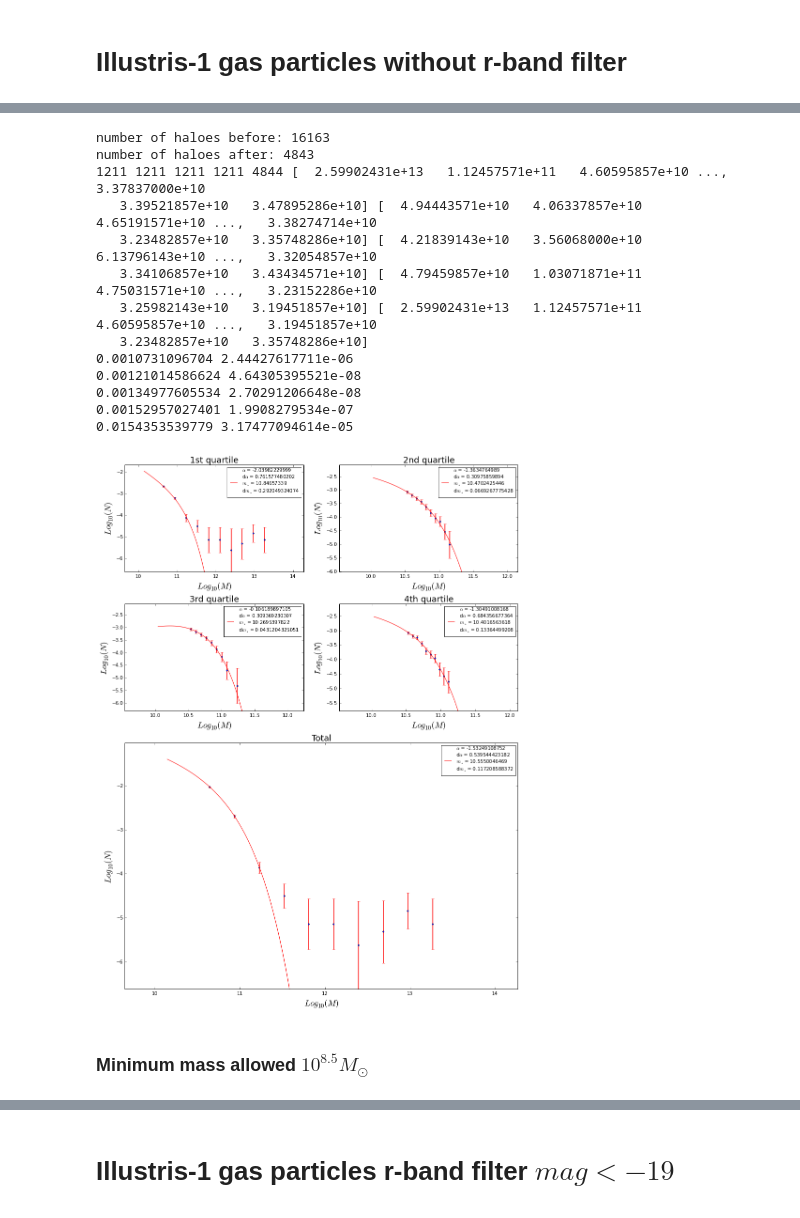
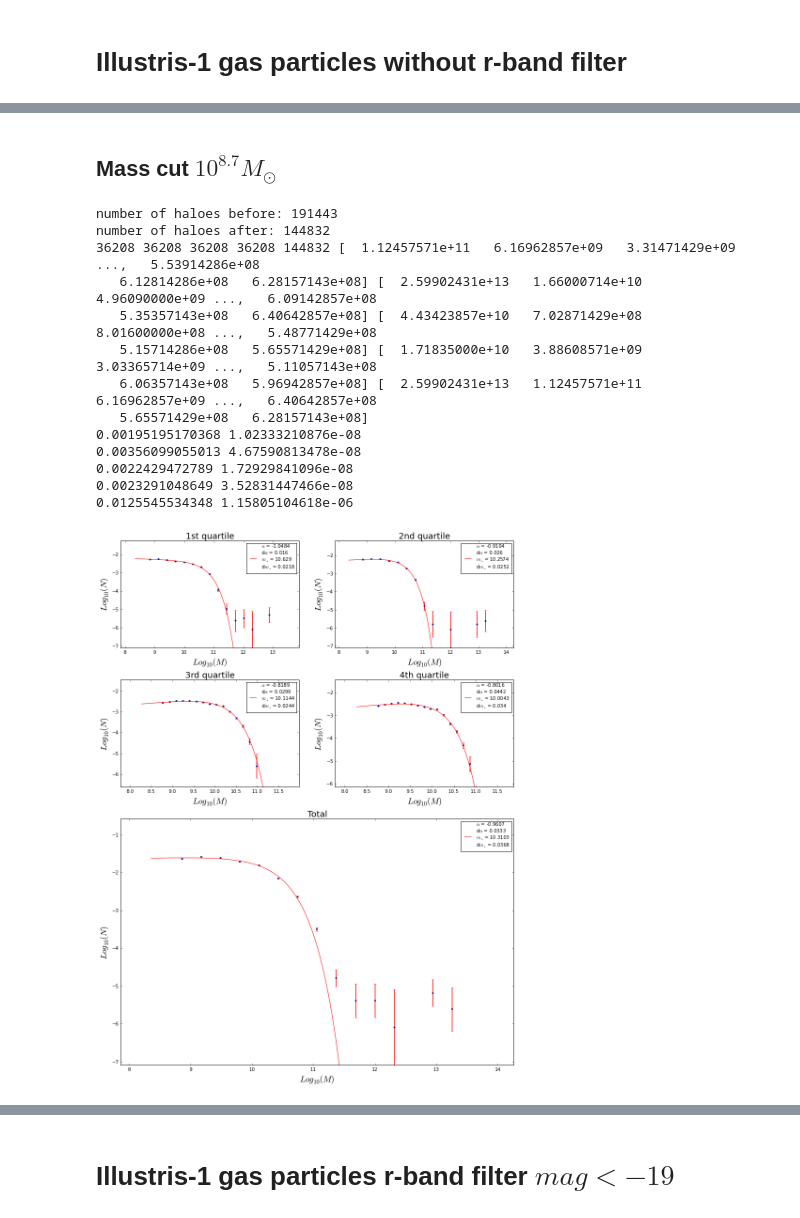
Before and after one commit to jdprada1760/Cornell_Summer, a Jupyter notebook: Illustris_Run/Code/Illustris quartiles.ipynb, the cells around one changed output, grey strips where cells are left out. Drawn from its saved outputs; the diff is of its cells as text; code cells hidden in the pictures.

Commit message:
Graphs nnEnv-Tweb

```diff
--- a/Illustris_Run/Code/Illustris quartiles.ipynb
+++ b/Illustris_Run/Code/Illustris quartiles.ipynb
@@ -10,7 +10,7 @@ Populating the interactive namespace from numpy and matplotlib
 #mass units
 M = (10.0**10)/0.7
 #vol of illustris run
-vol = (75.0(0.7)**3
+vol = (75.0/(0.7))**3
 print 75/0.7
 
 # Gives the x,y of the histogram for logmasses from the given array of mass
@@ -30,6 +30,12 @@ def Schechter(m,alpha,phi_s,m_s):
 def fit(tmp,bins):
     # tmp[0]:mj,  tmp[1]:nj
     return optimize.curve_fit(Schechter,tmp[0] ,tmp[1],p0=[-2.0,0,12], sigma = np.sqrt(tmp[1]*vol)/vol, maxfev = 100000)
+
+# Truncates float to n decimal parts
+def truncate(d,n):
+    before_dec, after_dec = str(d).split('.')
+    d = float('.'.join((before_dec, after_dec[0:n-1])))
+    return d
 # %% [output]
 107.142857143
 # %% [markdown]
@@ -136,9 +171,10 @@ def SchtrGraph(bins):
         errors = fit(tmp,bins)[1]
         print ft[1],errors[1][1]
         ax.errorbar( tmp[0], log10(tmp[1]), yerr = sqrt(vol*tmp[1])/(vol*tmp[1]), fmt='o', ecolor = 'r', c = 'b', markersize=3,elinewidth=1.5)
+        m = 5
         ax.plot(logm, log10(Schechter(logm,ft[0],ft[1],ft[2]) ),'r',
-             label = r"$\alpha$ = " + str(ft[0]) +"\n" + r"d$\alpha$ = " + str(sqrt(errors[0][0]))+"\n"
-             + r"$m_\ast$ = " + str(ft[2])  +"\n" + r"d$m_\ast$ = " + str(sqrt(errors[2][2])))
+             label = r"$\alpha$ = " + str(truncate(ft[0],m)) +"\n" + r"d$\alpha$ = " + str(truncate(sqrt(errors[0][0]),m))+"\n"
+             + r"$m_\ast$ = " + str(truncate(ft[2],m))  +"\n" + r"d$m_\ast$ = " + str(truncate(sqrt(errors[2][2]),m)))
         #ax.bar( tmp[0] , log10(tmp[1]), width = tmp[0][1]-tmp[0][2], alpha = 0.4, align = 'center' )
         ax.legend(prop={'size':10})
         #savetxt(name + "q2.csv",(array([tmp[0], tmp[1], sqrt(vol*tmp[1])/(vol*tmp[1])]).T), delimiter = ',')
@@ -168,21 +204,21 @@ number of haloes after: 191443
+# %% [markdown]
+## Mass cut $10^{8.7} M_{\odot}$
 # %%
-loadHaloes("env1_19.data",3.0,0,10**10.5)
+loadHaloes("../data/nnEnv/env1.data",3.0,0,10**(8.7))
 #histo(15)
-SchtrGraph(10)
+SchtrGraph(15)
 # %% [output]
-number of haloes before: 16163
-number of haloes after: 4843
-1211 1211 1211 1211 4844 [  2.59902431e+13   1.12457571e+11   4.60595857e+10 ...,   3.37837000e+10
-   3.39521857e+10   3.47895286e+10] [  4.94443571e+10   4.06337857e+10   4.65191571e+10 ...,   3.38274714e+10
-   3.23482857e+10   3.35748286e+10] [  4.21839143e+10   3.56068000e+10   6.13796143e+10 ...,   3.32054857e+10
-   3.34106857e+10   3.43434571e+10] [  4.79459857e+10   1.03071871e+11   4.75031571e+10 ...,   3.23152286e+10
-   3.25982143e+10   3.19451857e+10] [  2.59902431e+13   1.12457571e+11   4.60595857e+10 ...,   3.19451857e+10
-   3.23482857e+10   3.35748286e+10]
-0.0010731096704 2.44427617711e-06
-0.00121014586624 4.64305395521e-08
-0.00134977605534 2.70291206648e-08
-0.00152957027401 1.9908279534e-07
-0.0154353539779 3.17477094614e-05
+number of haloes before: 191443
+number of haloes after: 144832
+36208 36208 36208 36208 144832 [  1.12457571e+11   6.16962857e+09   3.31471429e+09 ...,   5.53914286e+08
+   6.12814286e+08   6.28157143e+08] [  2.59902431e+13   1.66000714e+10   4.96090000e+09 ...,   6.09142857e+08
+   5.35357143e+08   6.40642857e+08] [  4.43423857e+10   7.02871429e+08   8.01600000e+08 ...,   5.48771429e+08
+   5.15714286e+08   5.65571429e+08] [  1.71835000e+10   3.88608571e+09   3.03365714e+09 ...,   5.11057143e+08
+   6.06357143e+08   5.96942857e+08] [  2.59902431e+13   1.12457571e+11   6.16962857e+09 ...,   6.40642857e+08
+   5.65571429e+08   6.28157143e+08]
+0.00195195170368 1.02333210876e-08
+0.00356099055013 4.67590813478e-08
+0.0022429472789 1.72929841096e-08
+0.0023291048649 3.52831447466e-08
+0.0125545534348 1.15805104618e-06
-[figure, old version]
+[figure, new version]
-# %% [markdown]
-### Minimum mass allowed $10^{8.5} M_{\odot}$
```
Also changed, not shown: parts of 14 cells of this notebook.
